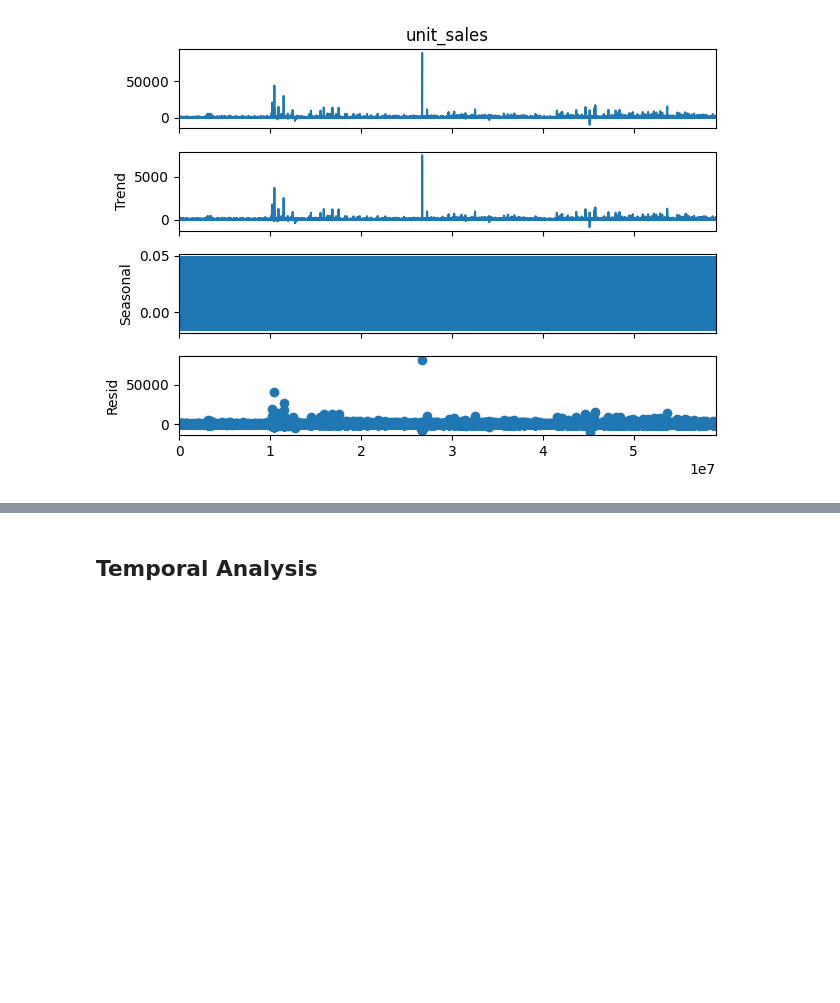
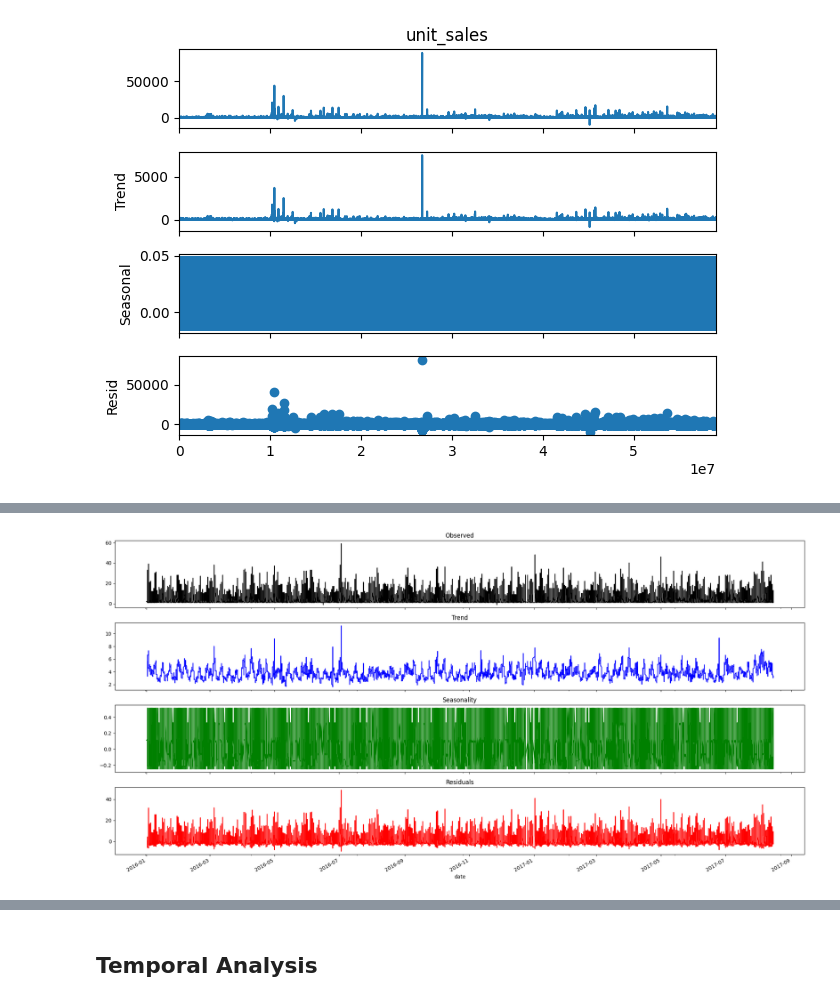
Before and after one commit to ChamodDamitha/grocery_sales_forecasting, a Jupyter notebook: favorita_exploratory_data_analysis.ipynb, the cells around one changed output, grey strips where cells are left out. Saved outputs shown, nothing was run; the diff lists cells and outputs as text; code cells hidden in the pictures; blank space fills up the shorter version.

Commit message:
Add item specific seasonal decomposition

```diff
--- a/favorita_exploratory_data_analysis.ipynb
+++ b/favorita_exploratory_data_analysis.ipynb
@@ -106,0 +120,20 @@ plot_pacf(sales_data_train['unit_sales'])
+# %%
+selected_item_nbr = 108701
+sales_data_selected = sales_data_completed[sales_data_completed['item_nbr'] == selected_item_nbr]
+
+sales_data_selected = sales_data_selected.sort_values(by='date')
+sales_data_selected = sales_data_selected.set_index('date')
+
+sales_data_selected_decompose = seasonal_decompose(sales_data_selected['unit_sales'], model='additive', period=30)
+
+fig, axes = plt.subplots(4, 1, figsize=(2, 10), sharex=True)
+
+sales_data_selected_decompose.observed.plot(ax=axes[0], title='Observed', color='black')
+sales_data_selected_decompose.trend.plot(ax=axes[1], title='Trend', color='blue')
+sales_data_selected_decompose.seasonal.plot(ax=axes[2], title='Seasonality', color='green')
+sales_data_selected_decompose.resid.plot(ax=axes[3], title='Residuals', color='red')
+
+plt.tight_layout()
+plt.show()
+# %% [output]
+[figure, added]
```
Also changed, not shown: parts of 5 cells of this notebook.
